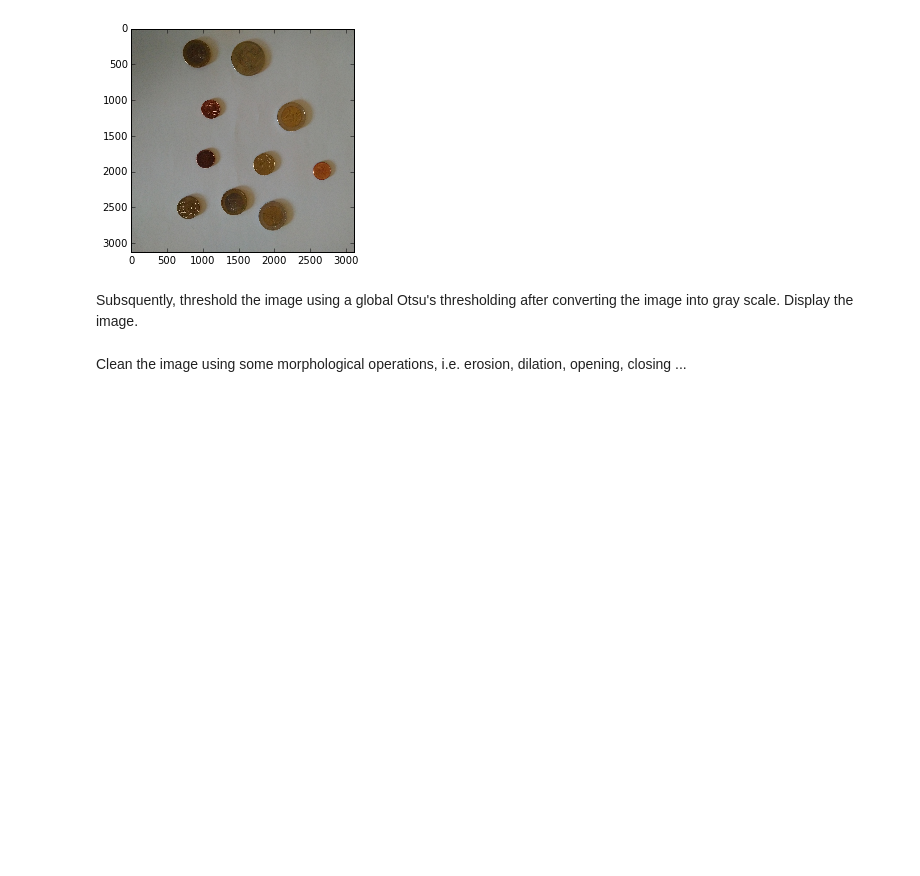
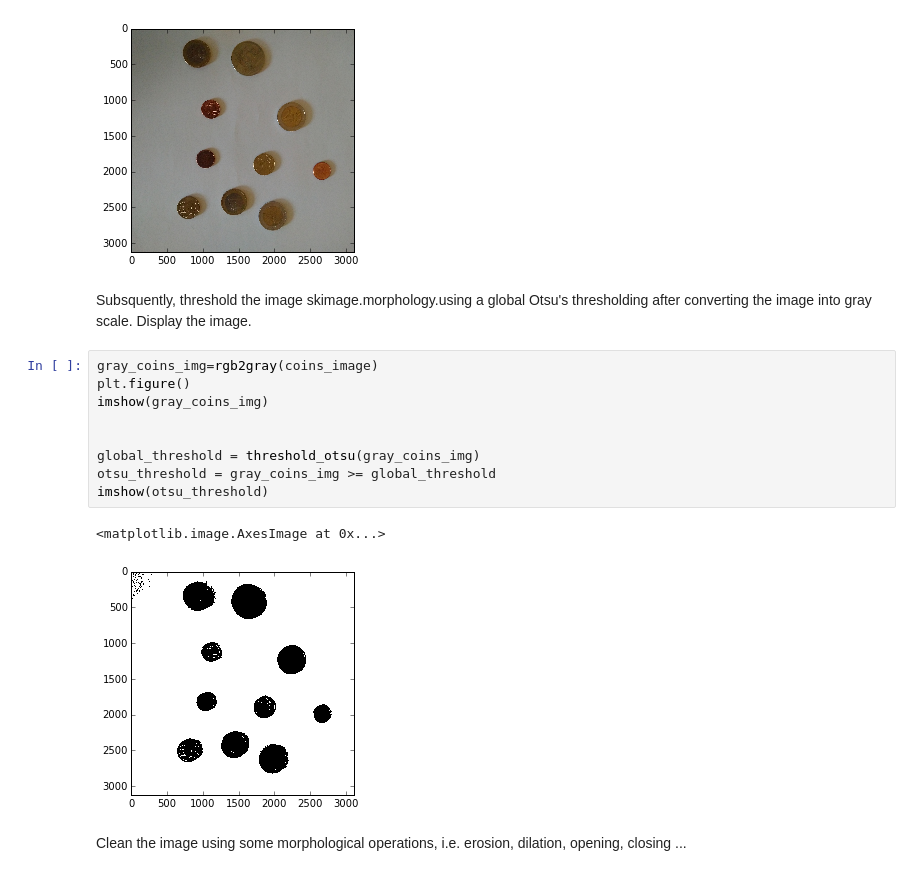
Before and after one commit to WajahatAkhtar/B31XB-IIP-TP-1617, a Jupyter notebook: 5-segmentation/segmentation.ipynb, the cells around one changed output. Cells and saved outputs as stored; diff of their text form; blank space fills up the shorter version.

```diff
--- a/5-segmentation/segmentation.ipynb
+++ b/5-segmentation/segmentation.ipynb
@@ -31,6 +32,18 @@ imshow(coins_image)
 <matplotlib.image.AxesImage at 0x...>
 [figure]
 # %% [markdown]
-Subsquently, threshold the image using a global Otsu's thresholding after converting the image into gray scale. Display the image.
+Subsquently, threshold the image skimage.morphology.using a global Otsu's thresholding after converting the image into gray scale. Display the image.
+# %%
+gray_coins_img=rgb2gray(coins_image)
+plt.figure()
+imshow(gray_coins_img)
+
+
+global_threshold = threshold_otsu(gray_coins_img)
+otsu_threshold = gray_coins_img >= global_threshold
+imshow(otsu_threshold)
+# %% [output]
+<matplotlib.image.AxesImage at 0x...>
+[figure, added]
 # %% [markdown]
 Clean the image using some morphological operations, i.e. erosion, dilation, opening, closing ...
```
Also changed, not shown: parts of 3 cells of this notebook.
